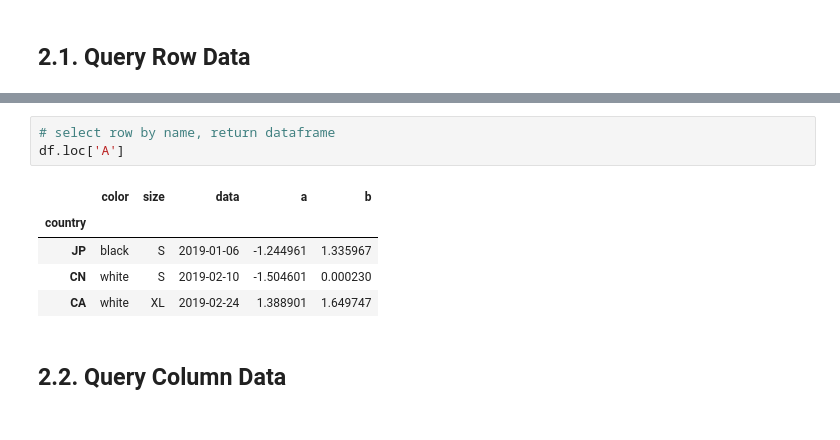
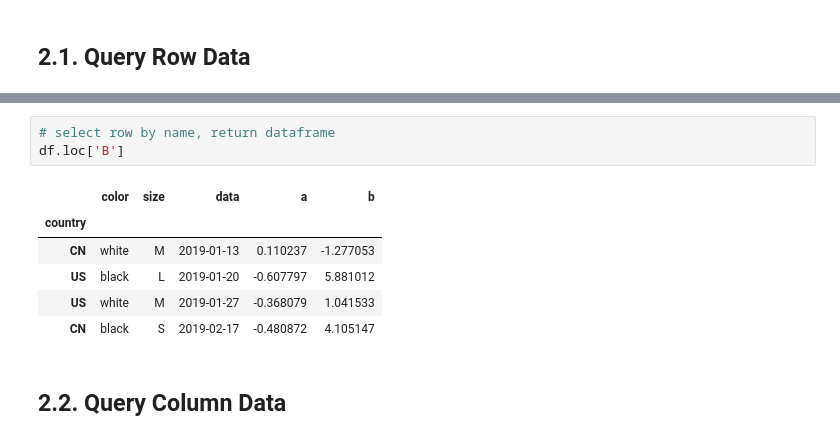
Before and after one commit to Jay4869/Data-Science, a Jupyter notebook: Python/Pandas Notes.ipynb, the cells around one changed output, grey strips where cells are left out. Cells and saved outputs as stored; diff of their text form.

```diff
--- a/Python/Pandas Notes.ipynb
+++ b/Python/Pandas Notes.ipynb
@@ -235,12 +213,13 @@ df.iloc[[0]]
 # %%
 # select row by name, return dataframe
-df.loc['A']
+df.loc['B']
 # %% [output]
 |  | color | size | data | a | b |
 | country |  |  |  |  |  |
-| JP | black | S | 2019-01-06 | -1.244961 | 1.335967 |
-| CN | white | S | 2019-02-10 | -1.504601 | 0.000230 |
-| CA | white | XL | 2019-02-24 | 1.388901 | 1.649747 |
+| CN | white | M | 2019-01-13 | 0.110237 | -1.277053 |
+| US | black | L | 2019-01-20 | -0.607797 | 5.881012 |
+| US | white | M | 2019-01-27 | -0.368079 | 1.041533 |
+| CN | black | S | 2019-02-17 | -0.480872 | 4.105147 |
 # %% [markdown]
 ## 2.2. Query Column Data
 # %%
```
Also changed, not shown: parts of 14 cells of this notebook.
